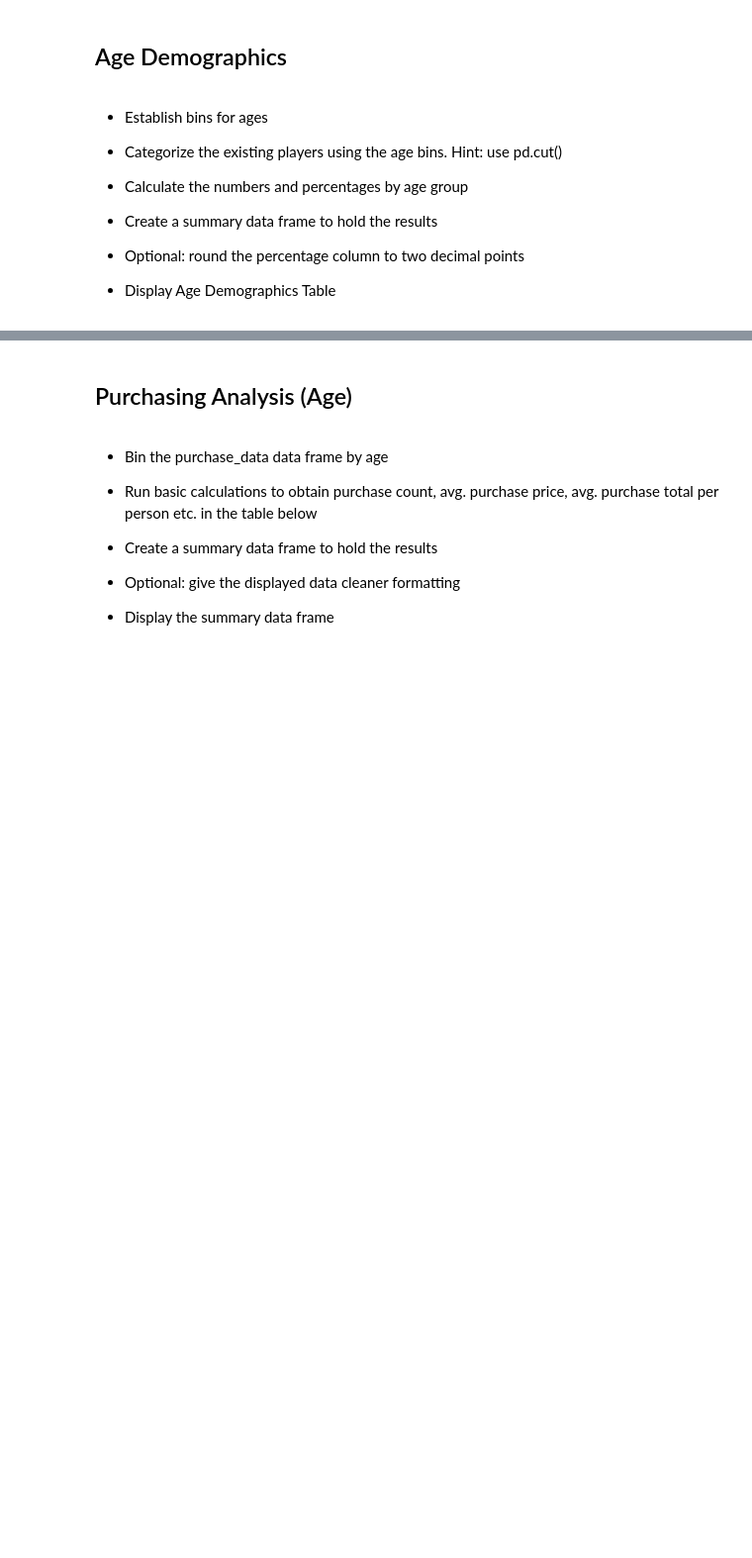
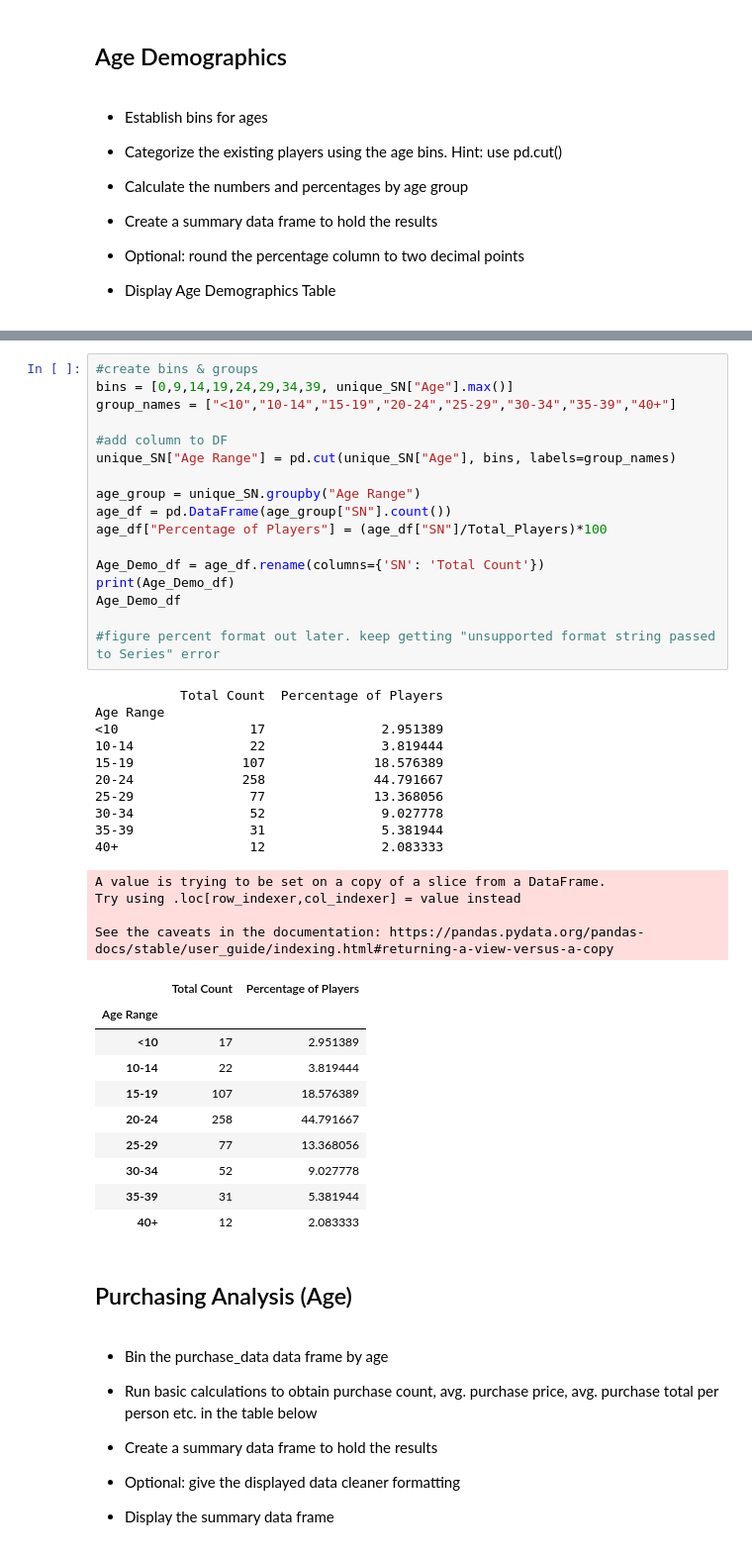
Before and after one commit to LaurenEGardner/pandas-challenge, a Jupyter notebook: HeroesOfPymoli/HeroesOfPymoli_HW.ipynb, the cells around one changed output, grey strips where cells are left out. Shown at 99% size. Saved outputs shown, nothing was run; the diff lists cells and outputs as text; blank space fills up the shorter version.

```diff
--- a/HeroesOfPymoli/HeroesOfPymoli_HW.ipynb
+++ b/HeroesOfPymoli/HeroesOfPymoli_HW.ipynb
@@ -208,3 +213,45 @@ print(Gender_Purchase_df)
+# %%
+#create bins & groups
+bins = [0,9,14,19,24,29,34,39, unique_SN["Age"].max()]
+group_names = ["<10","10-14","15-19","20-24","25-29","30-34","35-39","40+"]
+
+#add column to DF
+unique_SN["Age Range"] = pd.cut(unique_SN["Age"], bins, labels=group_names)
+
+age_group = unique_SN.groupby("Age Range")
+age_df = pd.DataFrame(age_group["SN"].count())
+age_df["Percentage of Players"] = (age_df["SN"]/Total_Players)*100
+
+Age_Demo_df = age_df.rename(columns={'SN': 'Total Count'})
+print(Age_Demo_df)
+Age_Demo_df
+
+#figure percent format out later. keep getting "unsupported format string passed to Series" error
+# %% [output]
+           Total Count  Percentage of Players
+Age Range
+<10                 17               2.951389
+10-14               22               3.819444
+15-19              107              18.576389
+20-24              258              44.791667
+25-29               77              13.368056
+30-34               52               9.027778
+35-39               31               5.381944
+40+                 12               2.083333
+A value is trying to be set on a copy of a slice from a DataFrame.
+Try using .loc[row_indexer,col_indexer] = value instead
+
+See the caveats in the documentation: https://pandas.pydata.org/pandas-docs/stable/user_guide/indexing.html#returning-a-view-versus-a-copy
+|  | Total Count | Percentage of Players |
+| Age Range |  |  |
+| <10 | 17 | 2.951389 |
+| 10-14 | 22 | 3.819444 |
+| 15-19 | 107 | 18.576389 |
+| 20-24 | 258 | 44.791667 |
+| 25-29 | 77 | 13.368056 |
+| 30-34 | 52 | 9.027778 |
+| 35-39 | 31 | 5.381944 |
+| 40+ | 12 | 2.083333 |
 # %% [markdown]
 ## Purchasing Analysis (Age)
 # %% [markdown]
```
Also changed, not shown: parts of 7 cells of this notebook.
